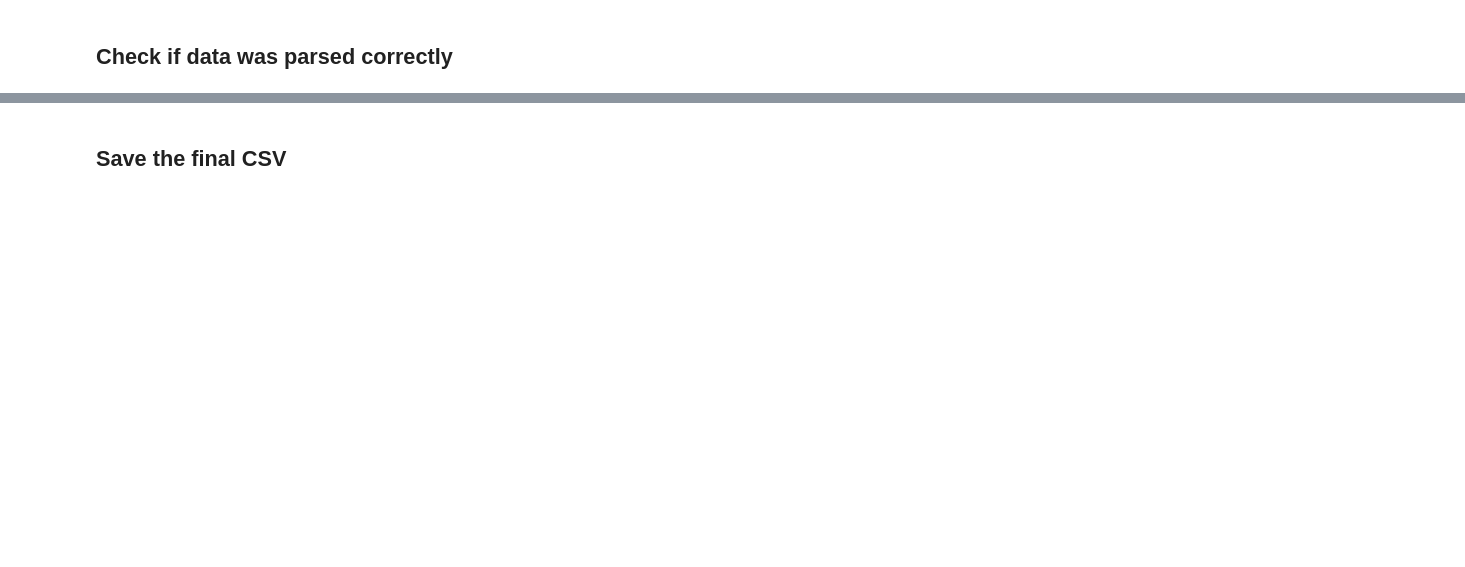
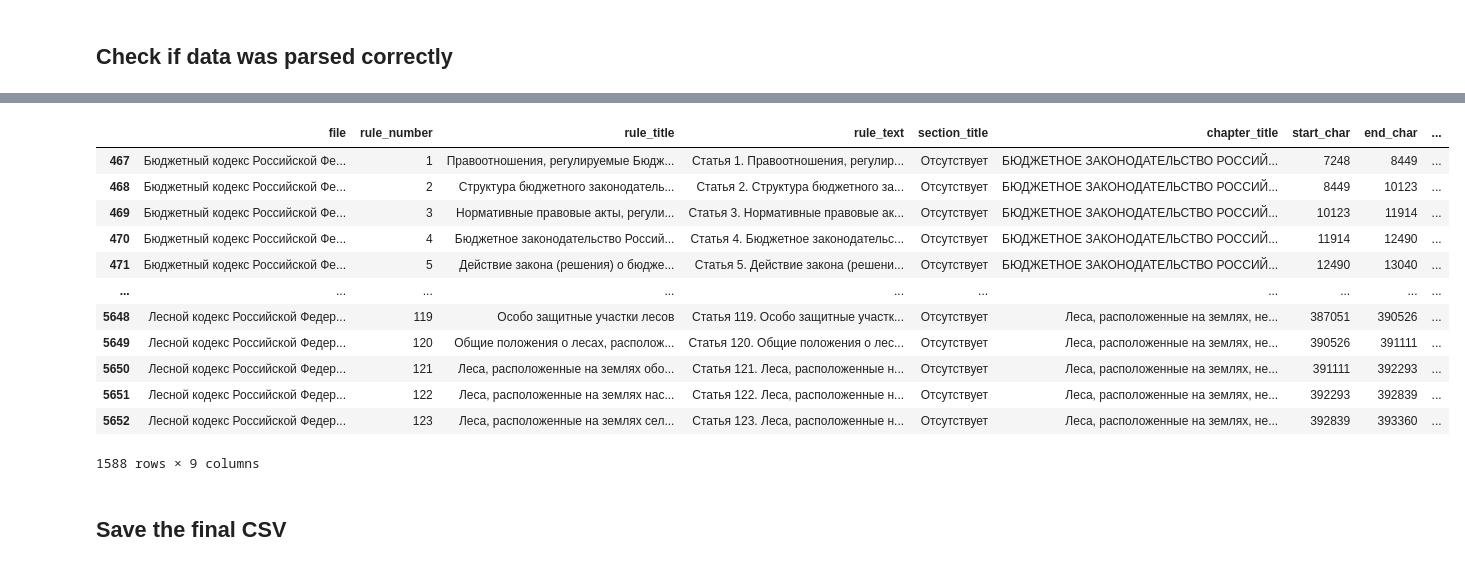
Before and after one commit to IU-Capstone-Project-2025/SmartClause, a Jupyter notebook: parser/parser.ipynb, the cells around one changed output, grey strips where cells are left out. Drawn from its saved outputs; the diff is of its cells as text; code cells hidden in the pictures; blank space fills up the shorter version.

```diff
--- a/parser/parser.ipynb
+++ b/parser/parser.ipynb
@@ -293,3 +323,19 @@ df[df['file'] == 'Part2.doc'].sort_values('text_length', ascending=False).head()
+# %%
+df[df['section_title'] == 'Отсутствует']
+# %% [output]
+|  | file | rule_number | rule_title | rule_text | section_title | chapter_title | start_char | end_char | ... |
+| 467 | Бюджетный кодекс Российской Фе... | 1 | Правоотношения, регулируемые Бюдж... | Статья 1. Правоотношения, регулир... | Отсутствует | БЮДЖЕТНОЕ ЗАКОНОДАТЕЛЬСТВО РОССИЙ... | 7248 | 8449 | ... |
+| 468 | Бюджетный кодекс Российской Фе... | 2 | Структура бюджетного законодатель... | Статья 2. Структура бюджетного за... | Отсутствует | БЮДЖЕТНОЕ ЗАКОНОДАТЕЛЬСТВО РОССИЙ... | 8449 | 10123 | ... |
+| 469 | Бюджетный кодекс Российской Фе... | 3 | Нормативные правовые акты, регули... | Статья 3. Нормативные правовые ак... | Отсутствует | БЮДЖЕТНОЕ ЗАКОНОДАТЕЛЬСТВО РОССИЙ... | 10123 | 11914 | ... |
+| 470 | Бюджетный кодекс Российской Фе... | 4 | Бюджетное законодательство Россий... | Статья 4. Бюджетное законодательс... | Отсутствует | БЮДЖЕТНОЕ ЗАКОНОДАТЕЛЬСТВО РОССИЙ... | 11914 | 12490 | ... |
+| 471 | Бюджетный кодекс Российской Фе... | 5 | Действие закона (решения) о бюдже... | Статья 5. Действие закона (решени... | Отсутствует | БЮДЖЕТНОЕ ЗАКОНОДАТЕЛЬСТВО РОССИЙ... | 12490 | 13040 | ... |
+| ... | ... | ... | ... | ... | ... | ... | ... | ... | ... |
+| 5648 | Лесной кодекс Российской Федер... | 119 | Особо защитные участки лесов | Статья 119. Особо защитные участк... | Отсутствует | Леса, расположенные на землях, не... | 387051 | 390526 | ... |
+| 5649 | Лесной кодекс Российской Федер... | 120 | Общие положения о лесах, располож... | Статья 120. Общие положения о лес... | Отсутствует | Леса, расположенные на землях, не... | 390526 | 391111 | ... |
+| 5650 | Лесной кодекс Российской Федер... | 121 | Леса, расположенные на землях обо... | Статья 121. Леса, расположенные н... | Отсутствует | Леса, расположенные на землях, не... | 391111 | 392293 | ... |
+| 5651 | Лесной кодекс Российской Федер... | 122 | Леса, расположенные на землях нас... | Статья 122. Леса, расположенные н... | Отсутствует | Леса, расположенные на землях, не... | 392293 | 392839 | ... |
+| 5652 | Лесной кодекс Российской Федер... | 123 | Леса, расположенные на землях сел... | Статья 123. Леса, расположенные н... | Отсутствует | Леса, расположенные на землях, не... | 392839 | 393360 | ... |
+1588 rows × 9 columns
 # %% [markdown]
 ## Save the final CSV
 # %%
```
Also changed, not shown: parts of 24 cells of this notebook, 32 other files.
